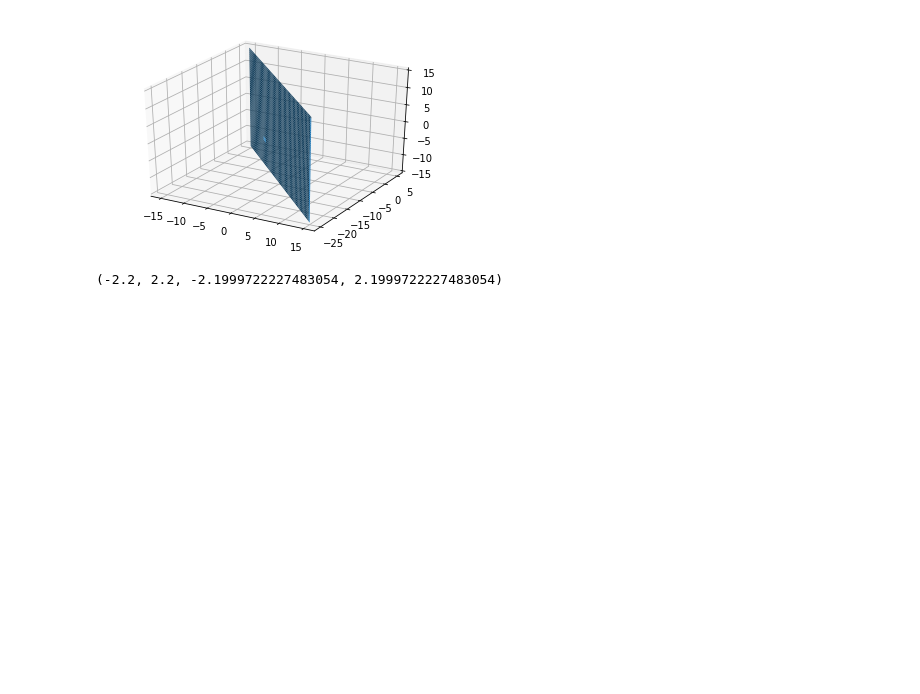
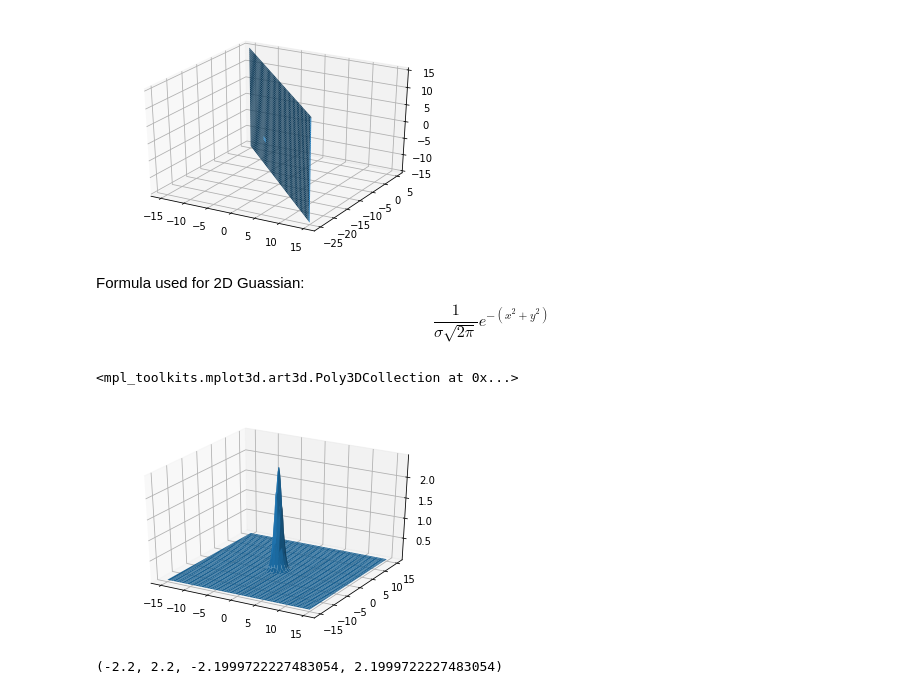
Before and after one commit to AyanBiswas19/CVIT_Workshop, a Jupyter notebook: Day_0/Geometry.ipynb, the cells around one changed output. Drawn from its saved outputs; the diff is of its cells as text; code cells hidden in the pictures; blank space fills up the shorter version.

```diff
--- a/Day_0/Geometry.ipynb
+++ b/Day_0/Geometry.ipynb
@@ -166,6 +166,29 @@ plt3d.plot_surface(X,Y,Z)
 # %% [output]
 <mpl_toolkits.mplot3d.art3d.Poly3DCollection at 0x...>
 [figure]
+# %% [markdown]
+Formula used for 2D Guassian:
+$$\frac{1}{\sigma\sqrt{2\pi}}e^{-(x^2 + y^2)}$$
+# %%
+from mpl_toolkits.mplot3d import Axes3D
+%matplotlib inline
+
+#Parameters
+sigma = 1
+mu = 0
+
+xx = np.linspace(-15,15,200)
+yy = np.linspace(-15,15,200)
+X,Y = np.meshgrid(xx,yy)
+
+# ax + by + cz + d = 0
+Z = sigma * (2 * np.pi)**0.5 * np.exp(-(X**2+Y**2))
+
+plt3d = plt.figure().gca(projection='3d')
+plt3d.plot_surface(X,Y,Z)
+# %% [output]
+<mpl_toolkits.mplot3d.art3d.Poly3DCollection at 0x...>
+[figure, added]
 # %%
 #make circle
 r = 2
```
